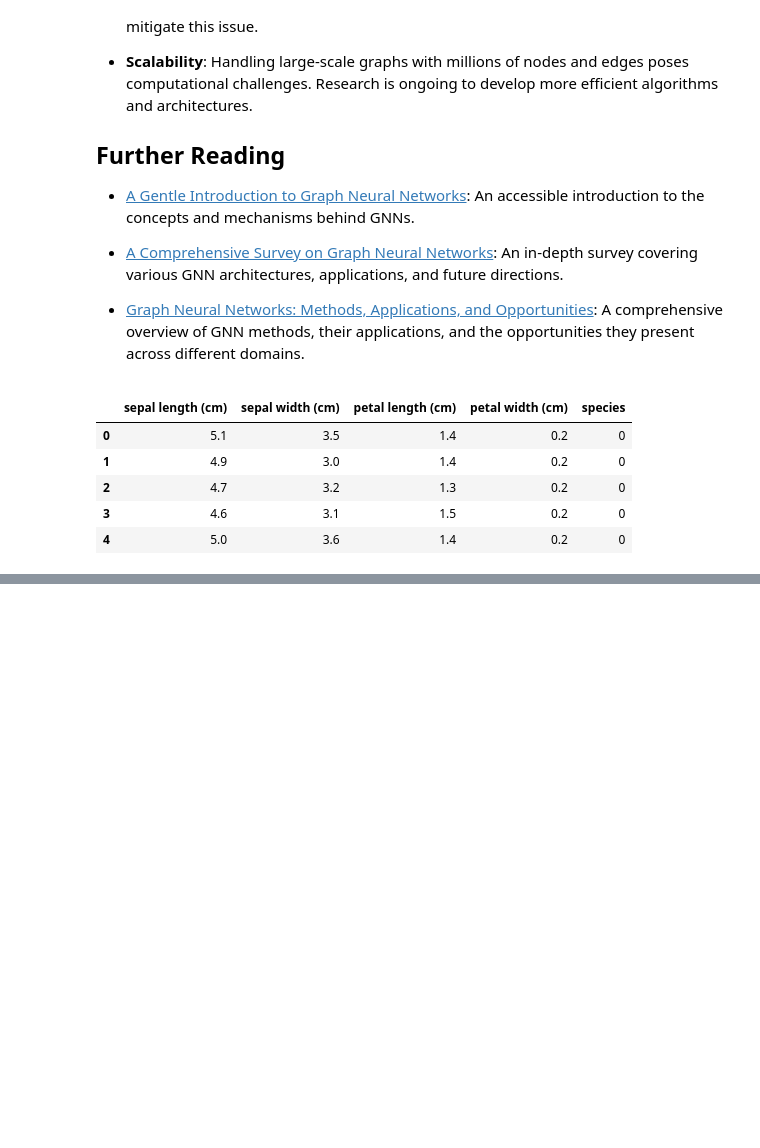
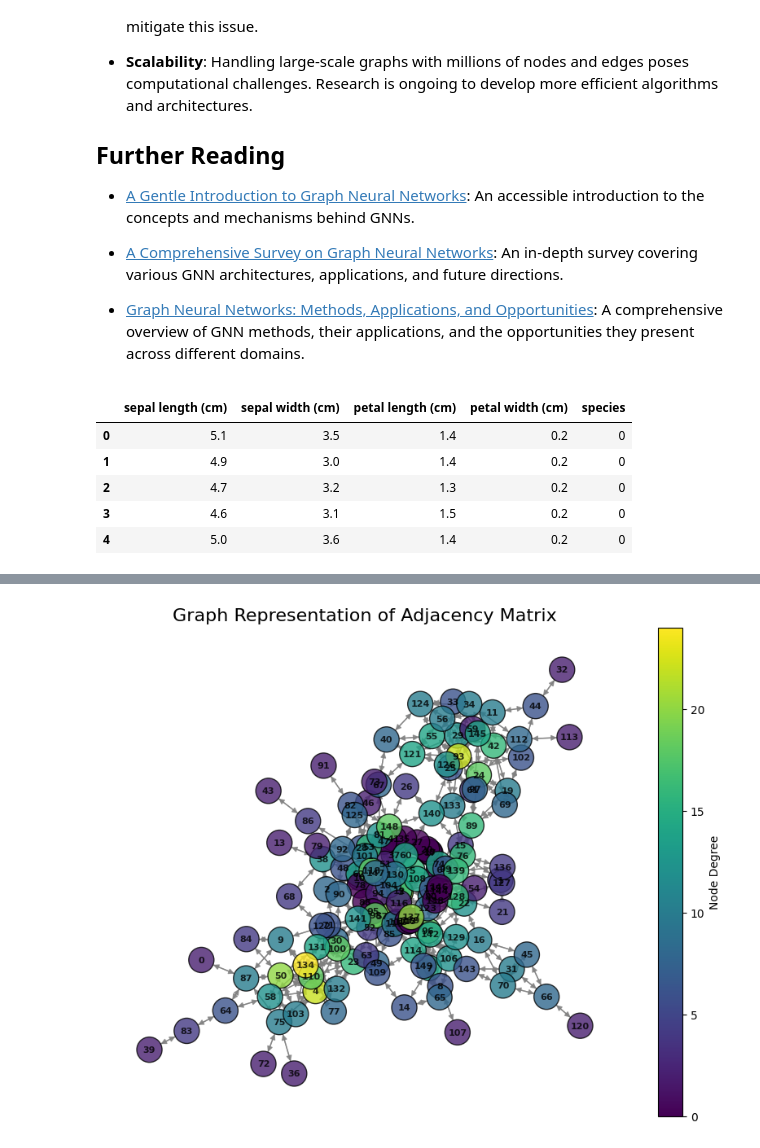
Before and after one commit to jzsmoreno/likelihood, a Jupyter notebook: examples/GraphNNs.ipynb, the cells around one changed output, grey strips where cells are left out. Drawn from its saved outputs; the diff is of its cells as text; code cells hidden in the pictures; blank space fills up the shorter version.

```diff
--- a/examples/GraphNNs.ipynb
+++ b/examples/GraphNNs.ipynb
@@ -140,0 +197,4 @@ gnn_df.head()
+# %%
+plot_graph_from_adjacency(data.adjacency)
+# %% [output]
+[figure, added]
```
Also changed, not shown: parts of 4 cells of this notebook.
